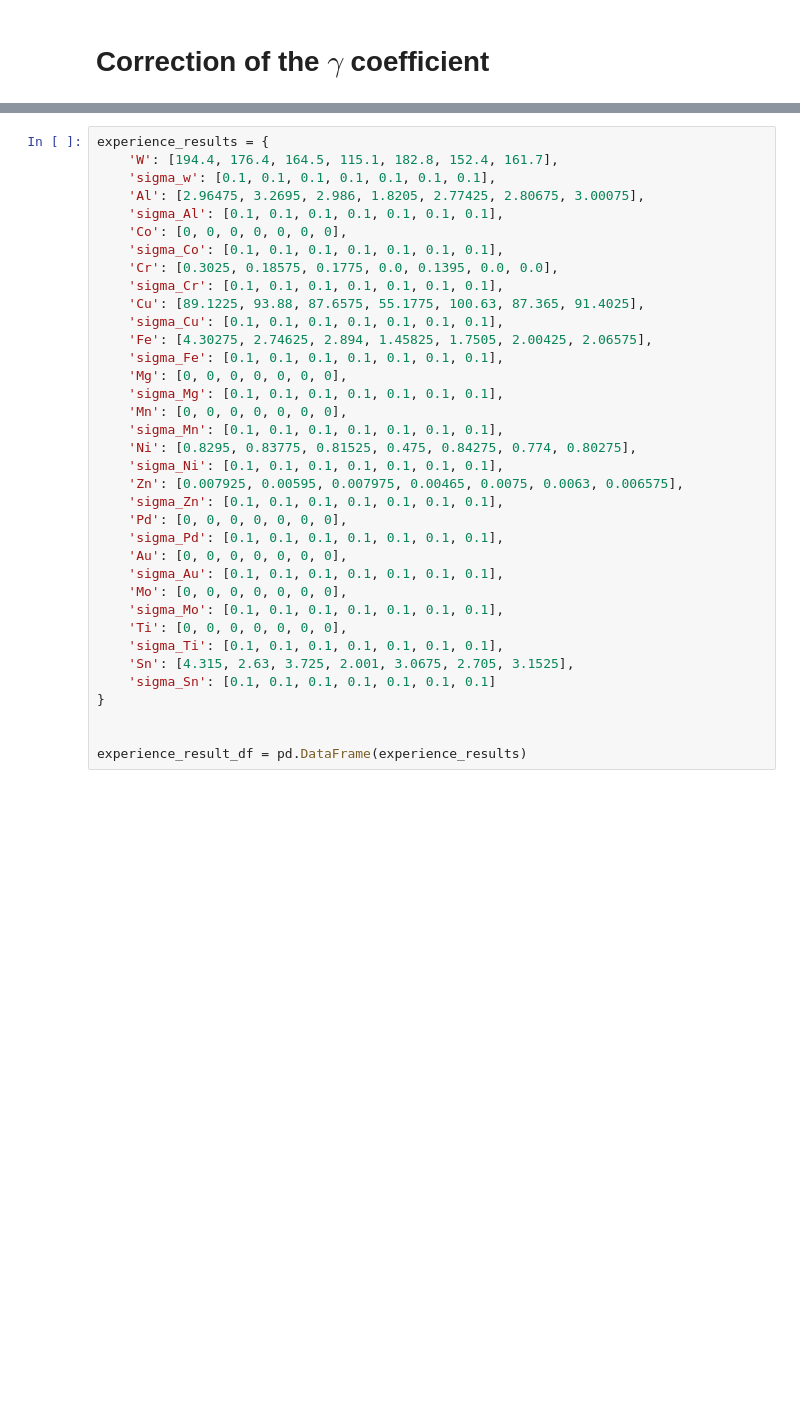
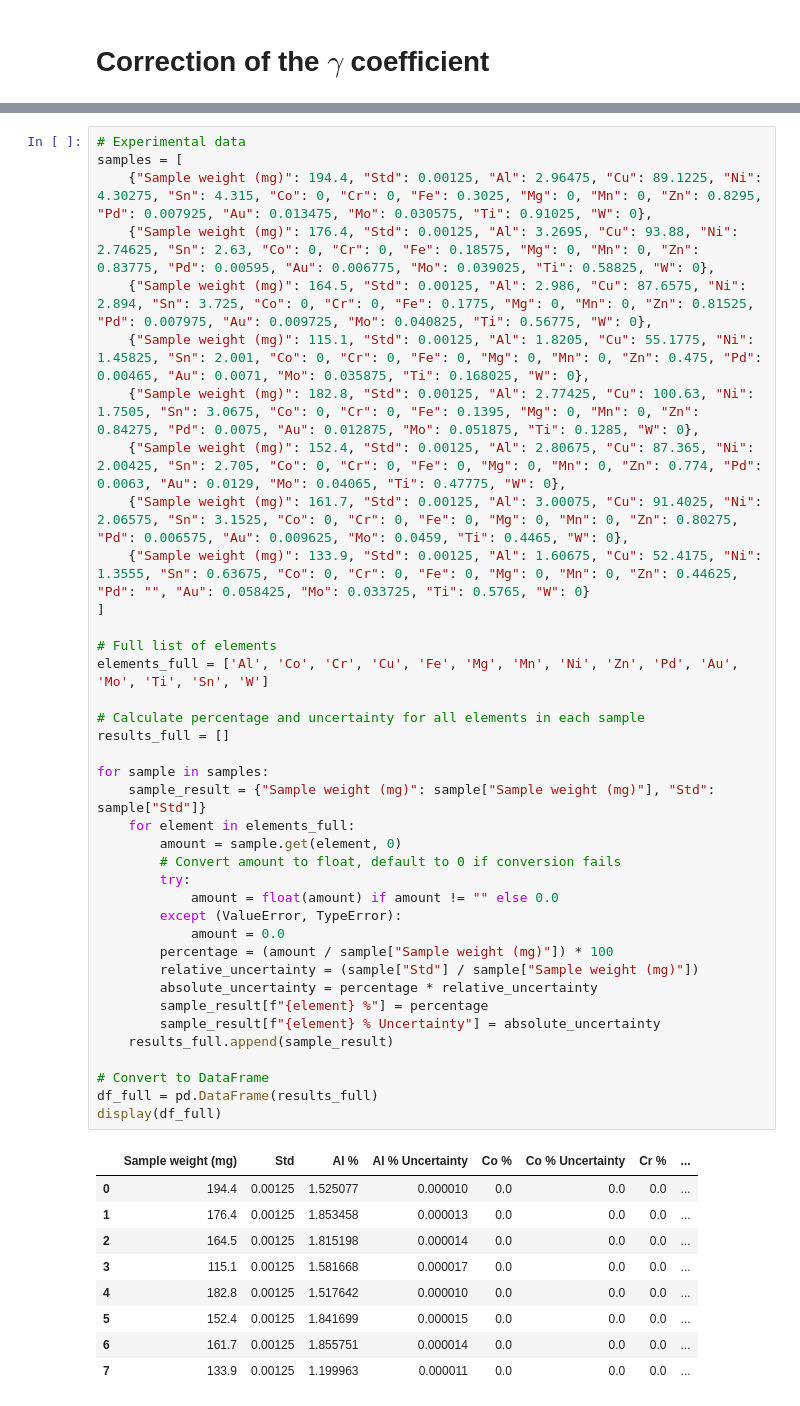
Before and after one commit to arthur0000-1/LCA_CPU_encapsulation, a Jupyter notebook: model.ipynb, the cells around one changed output, grey strips where cells are left out. Cells and saved outputs as stored; diff of their text form; blank space fills up the shorter version.

Commit message:
experience uncertainty calculation

```diff
--- a/model.ipynb
+++ b/model.ipynb
@@ -1240,36 +1250,48 @@ Beta after correction :
 # %%
-experience_results = {
-    'W': [194.4, 176.4, 164.5, 115.1, 182.8, 152.4, 161.7],
-    'sigma_w': [0.1, 0.1, 0.1, 0.1, 0.1, 0.1, 0.1],
-    'Al': [2.96475, 3.2695, 2.986, 1.8205, 2.77425, 2.80675, 3.00075],
-    'sigma_Al': [0.1, 0.1, 0.1, 0.1, 0.1, 0.1, 0.1],
-    'Co': [0, 0, 0, 0, 0, 0, 0],
-    'sigma_Co': [0.1, 0.1, 0.1, 0.1, 0.1, 0.1, 0.1],
-    'Cr': [0.3025, 0.18575, 0.1775, 0.0, 0.1395, 0.0, 0.0],
-    'sigma_Cr': [0.1, 0.1, 0.1, 0.1, 0.1, 0.1, 0.1],
-    'Cu': [89.1225, 93.88, 87.6575, 55.1775, 100.63, 87.365, 91.4025],
-    'sigma_Cu': [0.1, 0.1, 0.1, 0.1, 0.1, 0.1, 0.1],
-    'Fe': [4.30275, 2.74625, 2.894, 1.45825, 1.7505, 2.00425, 2.06575],
-    'sigma_Fe': [0.1, 0.1, 0.1, 0.1, 0.1, 0.1, 0.1],
-    'Mg': [0, 0, 0, 0, 0, 0, 0],
-    'sigma_Mg': [0.1, 0.1, 0.1, 0.1, 0.1, 0.1, 0.1],
-    'Mn': [0, 0, 0, 0, 0, 0, 0],
-    'sigma_Mn': [0.1, 0.1, 0.1, 0.1, 0.1, 0.1, 0.1],
-    'Ni': [0.8295, 0.83775, 0.81525, 0.475, 0.84275, 0.774, 0.80275],
-    'sigma_Ni': [0.1, 0.1, 0.1, 0.1, 0.1, 0.1, 0.1],
-    'Zn': [0.007925, 0.00595, 0.007975, 0.00465, 0.0075, 0.0063, 0.006575],
-    'sigma_Zn': [0.1, 0.1, 0.1, 0.1, 0.1, 0.1, 0.1],
-    'Pd': [0, 0, 0, 0, 0, 0, 0],
-    'sigma_Pd': [0.1, 0.1, 0.1, 0.1, 0.1, 0.1, 0.1],
-    'Au': [0, 0, 0, 0, 0, 0, 0],
-    'sigma_Au': [0.1, 0.1, 0.1, 0.1, 0.1, 0.1, 0.1],
-    'Mo': [0, 0, 0, 0, 0, 0, 0],
-    'sigma_Mo': [0.1, 0.1, 0.1, 0.1, 0.1, 0.1, 0.1],
-    'Ti': [0, 0, 0, 0, 0, 0, 0],
-    'sigma_Ti': [0.1, 0.1, 0.1, 0.1, 0.1, 0.1, 0.1],
-    'Sn': [4.315, 2.63, 3.725, 2.001, 3.0675, 2.705, 3.1525],
-    'sigma_Sn': [0.1, 0.1, 0.1, 0.1, 0.1, 0.1, 0.1]
-}
+# Experimental data
+samples = [
+    {"Sample weight (mg)": 194.4, "Std": 0.00125, "Al": 2.96475, "Cu": 89.1225, "Ni": 4.30275, "Sn": 4.315, "Co": 0, "Cr": 0, "Fe": 0.3025, "Mg": 0, "Mn": 0, "Zn": 0.8295, "Pd": 0.007925, "Au": 0.013475, "Mo": 0.030575, "Ti": 0.91025, "W": 0},
+    {"Sample weight (mg)": 176.4, "Std": 0.00125, "Al": 3.2695, "Cu": 93.88, "Ni": 2.74625, "Sn": 2.63, "Co": 0, "Cr": 0, "Fe": 0.18575, "Mg": 0, "Mn": 0, "Zn": 0.83775, "Pd": 0.00595, "Au": 0.006775, "Mo": 0.039025, "Ti": 0.58825, "W": 0},
+    {"Sample weight (mg)": 164.5, "Std": 0.00125, "Al": 2.986, "Cu": 87.6575, "Ni": 2.894, "Sn": 3.725, "Co": 0, "Cr": 0, "Fe": 0.1775, "Mg": 0, "Mn": 0, "Zn": 0.81525, "Pd": 0.007975, "Au": 0.009725, "Mo": 0.040825, "Ti": 0.56775, "W": 0},
+    {"Sample weight (mg)": 115.1, "Std": 0.00125, "Al": 1.8205, "Cu": 55.1775, "Ni": 1.45825, "Sn": 2.001, "Co": 0, "Cr": 0, "Fe": 0, "Mg": 0, "Mn": 0, "Zn": 0.475, "Pd": 0.00465, "Au": 0.0071, "Mo": 0.035875, "Ti": 0.168025, "W": 0},
+    {"Sample weight (mg)": 182.8, "Std": 0.00125, "Al": 2.77425, "Cu": 100.63, "Ni": 1.7505, "Sn": 3.0675, "Co": 0, "Cr": 0, "Fe": 0.1395, "Mg": 0, "Mn": 0, "Zn": 0.84275, "Pd": 0.0075, "Au": 0.012875, "Mo": 0.051875, "Ti": 0.1285, "W": 0},
+    {"Sample weight (mg)": 152.4, "Std": 0.00125, "Al": 2.80675, "Cu": 87.365, "Ni": 2.00425, "Sn": 2.705, "Co": 0, "Cr": 0, "Fe": 0, "Mg": 0, "Mn": 0, "Zn": 0.774, "Pd": 0.0063, "Au": 0.0129, "Mo": 0.04065, "Ti": 0.47775, "W": 0},
+    {"Sample weight (mg)": 161.7, "Std": 0.00125, "Al": 3.00075, "Cu": 91.4025, "Ni": 2.06575, "Sn": 3.1525, "Co": 0, "Cr": 0, "Fe": 0, "Mg": 0, "Mn": 0, "Zn": 0.80275, "Pd": 0.006575, "Au": 0.009625, "Mo": 0.0459, "Ti": 0.4465, "W": 0},
+    {"Sample weight (mg)": 133.9, "Std": 0.00125, "Al": 1.60675, "Cu": 52.4175, "Ni": 1.3555, "Sn": 0.63675, "Co": 0, "Cr": 0, "Fe": 0, "Mg": 0, "Mn": 0, "Zn": 0.44625, "Pd": "", "Au": 0.058425, "Mo": 0.033725, "Ti": 0.5765, "W": 0}
+]
 
+# Full list of elements
+elements_full = ['Al', 'Co', 'Cr', 'Cu', 'Fe', 'Mg', 'Mn', 'Ni', 'Zn', 'Pd', 'Au', 'Mo', 'Ti', 'Sn', 'W']
 
-experience_result_df = pd.DataFrame(experience_results)
+# Calculate percentage and uncertainty for all elements in each sample
+results_full = []
+
+for sample in samples:
+    sample_result = {"Sample weight (mg)": sample["Sample weight (mg)"], "Std": sample["Std"]}
+    for element in elements_full:
+        amount = sample.get(element, 0)
+        # Convert amount to float, default to 0 if conversion fails
+        try:
+            amount = float(amount) if amount != "" else 0.0
+        except (ValueError, TypeError):
+            amount = 0.0
+        percentage = (amount / sample["Sample weight (mg)"]) * 100
+        relative_uncertainty = (sample["Std"] / sample["Sample weight (mg)"])
+        absolute_uncertainty = percentage * relative_uncertainty
+        sample_result[f"{element} %"] = percentage
+        sample_result[f"{element} % Uncertainty"] = absolute_uncertainty
+    results_full.append(sample_result)
+
+# Convert to DataFrame
+df_full = pd.DataFrame(results_full)
+display(df_full)
+# %% [output]
+|  | Sample weight (mg) | Std | Al % | Al % Uncertainty | Co % | Co % Uncertainty | Cr % | ... |
+| 0 | 194.4 | 0.00125 | 1.525077 | 0.000010 | 0.0 | 0.0 | 0.0 | ... |
+| 1 | 176.4 | 0.00125 | 1.853458 | 0.000013 | 0.0 | 0.0 | 0.0 | ... |
+| 2 | 164.5 | 0.00125 | 1.815198 | 0.000014 | 0.0 | 0.0 | 0.0 | ... |
+| 3 | 115.1 | 0.00125 | 1.581668 | 0.000017 | 0.0 | 0.0 | 0.0 | ... |
+| 4 | 182.8 | 0.00125 | 1.517642 | 0.000010 | 0.0 | 0.0 | 0.0 | ... |
+| 5 | 152.4 | 0.00125 | 1.841699 | 0.000015 | 0.0 | 0.0 | 0.0 | ... |
+| 6 | 161.7 | 0.00125 | 1.855751 | 0.000014 | 0.0 | 0.0 | 0.0 | ... |
+| 7 | 133.9 | 0.00125 | 1.199963 | 0.000011 | 0.0 | 0.0 | 0.0 | ... |
```
Also changed, not shown: parts of 5 cells of this notebook.
